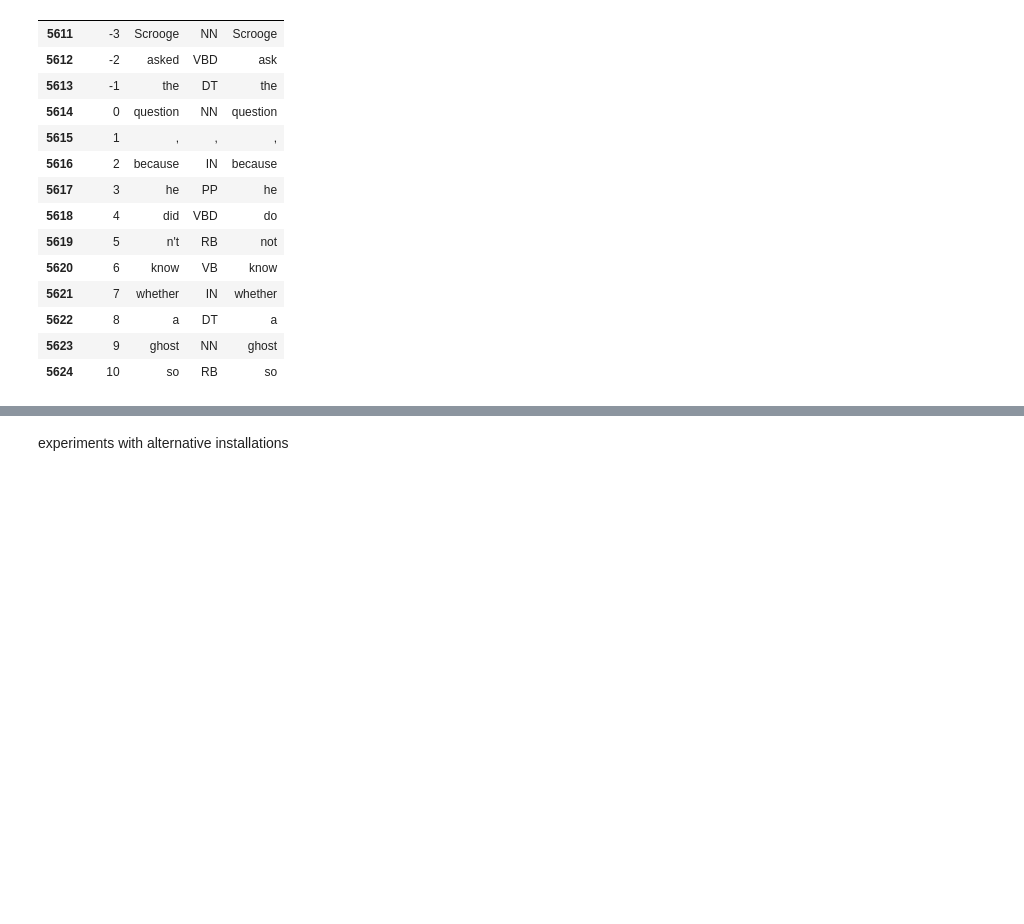
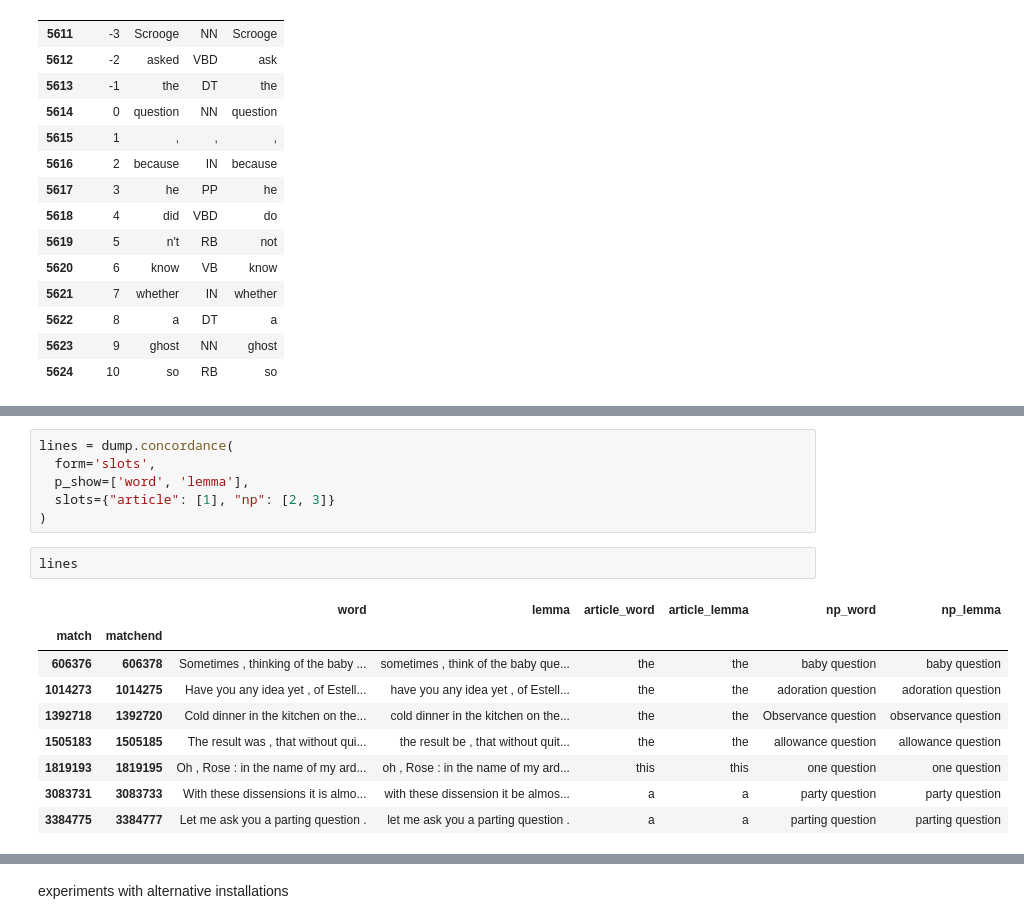
Before and after one commit to bogdanbabych/experiments_NLTK, a Jupyter notebook: cwb2021experimentsV04.ipynb, the cells around one changed output, grey strips where cells are left out. Saved outputs shown, nothing was run; the diff lists cells and outputs as text; blank space fills up the shorter version.

```diff
--- a/cwb2021experimentsV04.ipynb
+++ b/cwb2021experimentsV04.ipynb
@@ -383,0 +472,18 @@ lines.iloc[0]['dataframe']
+# %%
+lines = dump.concordance(
+  form='slots',
+  p_show=['word', 'lemma'],
+  slots={"article": [1], "np": [2, 3]}
+)
+# %%
+lines
+# %% [output]
+|  |  | word | lemma | article_word | article_lemma | np_word | np_lemma |
+| match | matchend |  |  |  |  |  |  |
+| 606376 | 606378 | Sometimes , thinking of the baby ... | sometimes , think of the baby que... | the | the | baby question | baby question |
+| 1014273 | 1014275 | Have you any idea yet , of Estell... | have you any idea yet , of Estell... | the | the | adoration question | adoration question |
+| 1392718 | 1392720 | Cold dinner in the kitchen on the... | cold dinner in the kitchen on the... | the | the | Observance question | observance question |
+| 1505183 | 1505185 | The result was , that without qui... | the result be , that without quit... | the | the | allowance question | allowance question |
+| 1819193 | 1819195 | Oh , Rose : in the name of my ard... | oh , Rose : in the name of my ard... | this | this | one question | one question |
+| 3083731 | 3083733 | With these dissensions it is almo... | with these dissension it be almos... | a | a | party question | party question |
+| 3384775 | 3384777 | Let me ask you a parting question . | let me ask you a parting question . | a | a | parting question | parting question |
```
Also changed, not shown: parts of 17 cells of this notebook.
